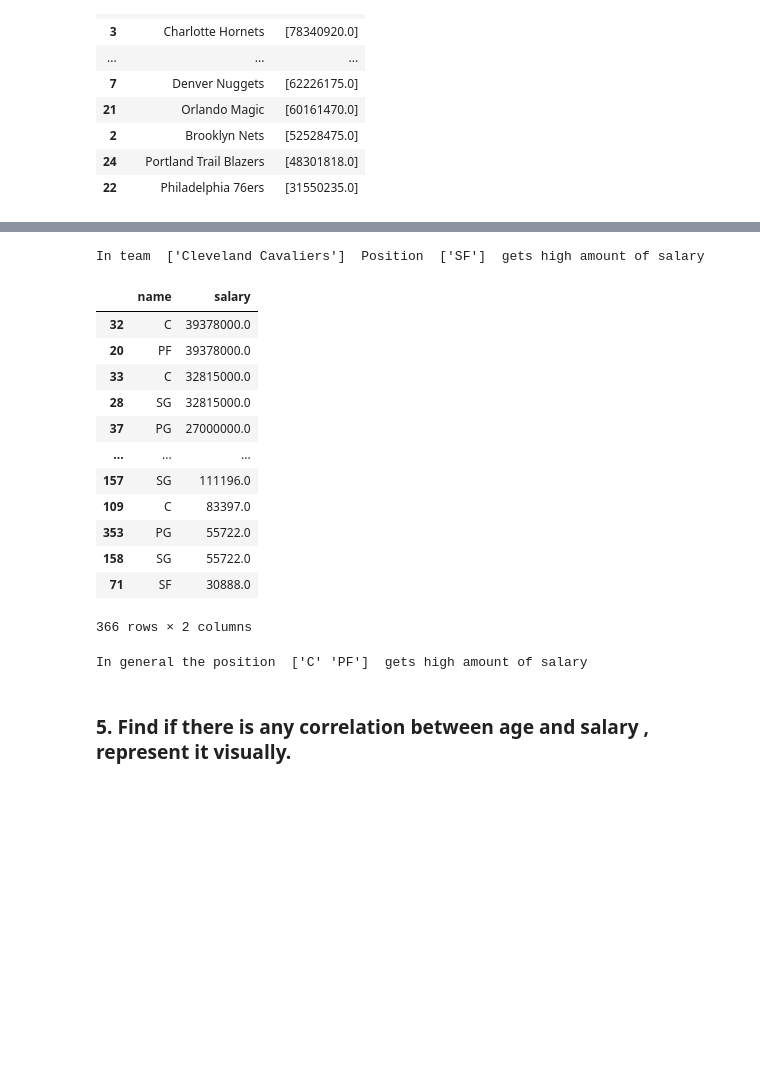
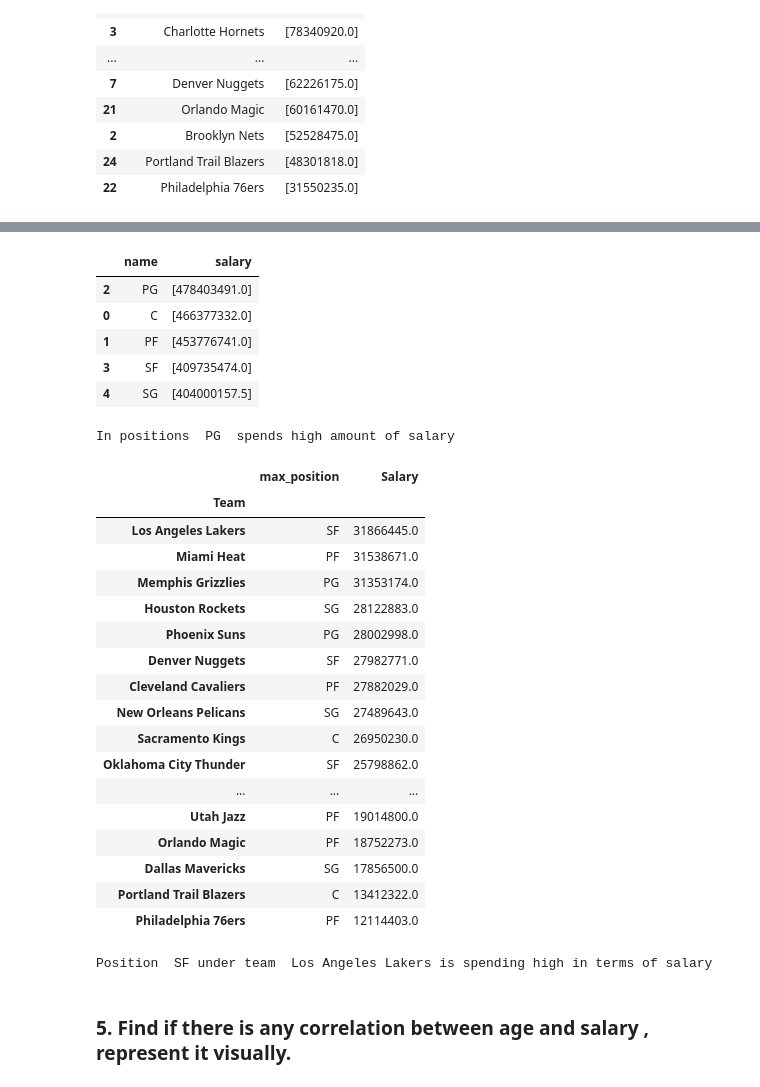
Before and after one commit to AthiraBa/jupyter_end_project., a Jupyter notebook: Module end project..ipynb, the cells around one changed output, grey strips where cells are left out. Saved outputs shown, nothing was run; the diff lists cells and outputs as text; code cells hidden in the pictures; blank space fills up the shorter version.

```diff
--- a/Module end project..ipynb
+++ b/Module end project..ipynb
@@ -270,38 +245,64 @@ max_pos
-# %%
-print("In team ",max," Position ",max_pos.head(1).Position.values," gets high amount of salary")
-# %% [output]
-In team  ['Cleveland Cavaliers']  Position  ['SF']  gets high amount of salary
 # %%
 position=dataset[['Position','Salary']].value_counts()
 name=position.index.get_level_values(0)
 salary=position.index.get_level_values(1)*position.values
 pos_sal=pd.DataFrame(salary,index=name)
 uname=np.unique(name)
 pos=list()
-for i in name:
+for i in uname:
     pos.append(pos_sal.loc[i].sum().values)
-pos_salary={'name':name,'salary':salary}
+pos_salary={'name':uname,'salary':pos}
 pos_salary_df=pd.DataFrame(pos_salary)
 h_team_sal_df=pos_salary_df.sort_values(by='salary',ascending=False)
 h_team_sal_df
 # %% [output]
 |  | name | salary |
-| 32 | C | 39378000.0 |
-| 20 | PF | 39378000.0 |
-| 33 | C | 32815000.0 |
-| 28 | SG | 32815000.0 |
-| 37 | PG | 27000000.0 |
-| ... | ... | ... |
-| 157 | SG | 111196.0 |
-| 109 | C | 83397.0 |
-| 353 | PG | 55722.0 |
-| 158 | SG | 55722.0 |
-| 71 | SF | 30888.0 |
+| 2 | PG | [478403491.0] |
+| 0 | C | [466377332.0] |
+| 1 | PF | [453776741.0] |
+| 3 | SF | [409735474.0] |
+| 4 | SG | [404000157.5] |
-366 rows × 2 columns
 # %%
-print("In general the position ",h_team_sal_df.loc[h_team_sal_df['salary']==h_team_sal_df.salary.max()].name.values," gets high amount of salary")
+print("In positions ",h_team_sal_df.head(1).name.values[0]," spends high amount of salary")
 # %% [output]
-In general the position  ['C' 'PF']  gets high amount of salary
+In positions  PG  spends high amount of salary
+# %%
+salary=dataset[['Team','Position','Salary']].value_counts()
+team=salary.index.get_level_values(0)
+pos=salary.index.get_level_values(1)
+team_pos_salary=pd.DataFrame(pos,columns=["Position"],index=[team])
+team_pos_salary['Salary']=salary.index.get_level_values(2)*salary.values
+team_pos_sal=list()
+sal=list()
+for i in team_count.index:
+    team_pos_sal.append(team_pos_salary.loc[i].groupby('Position')['Salary'].sum().idxmax())
+    sal.append(team_pos_salary.loc[i].groupby('Position')['Salary'].sum().max())
+team_pos_sal_df=pd.DataFrame(team_pos_sal,columns=['max_position'],index=[team_count.index])
+team_pos_sal_df['Salary']=sal
+team_pos_sal_df.sort_values(by='Salary',ascending=False)
+# %% [output]
+|  | max_position | Salary |
+| Team |  |  |
+| Los Angeles Lakers | SF | 31866445.0 |
+| Miami Heat | PF | 31538671.0 |
+| Memphis Grizzlies | PG | 31353174.0 |
+| Houston Rockets | SG | 28122883.0 |
+| Phoenix Suns | PG | 28002998.0 |
+| Denver Nuggets | SF | 27982771.0 |
+| Cleveland Cavaliers | PF | 27882029.0 |
+| New Orleans Pelicans | SG | 27489643.0 |
+| Sacramento Kings | C | 26950230.0 |
+| Oklahoma City Thunder | SF | 25798862.0 |
+| ... | ... | ... |
+| Utah Jazz | PF | 19014800.0 |
+| Orlando Magic | PF | 18752273.0 |
+| Dallas Mavericks | SG | 17856500.0 |
+| Portland Trail Blazers | C | 13412322.0 |
+| Philadelphia 76ers | PF | 12114403.0 |
+# %%
+print("Position ",team_pos_sal_df.sort_values(by='Salary',ascending=False).head(1).max_position.values[0],"under team ",team_pos_sal_df.sort_values(by='Salary',ascending=False).head(1).index.get_level_values(0)[0],"is spending high in terms of salary")
+# %% [output]
+Position  SF under team  Los Angeles Lakers is spending high in terms of salary
 # %% [markdown]
 ### 5. Find if there is any correlation between age and salary , represent it visually.
 # %%
```
Also changed, not shown: parts of 3 cells of this notebook.
